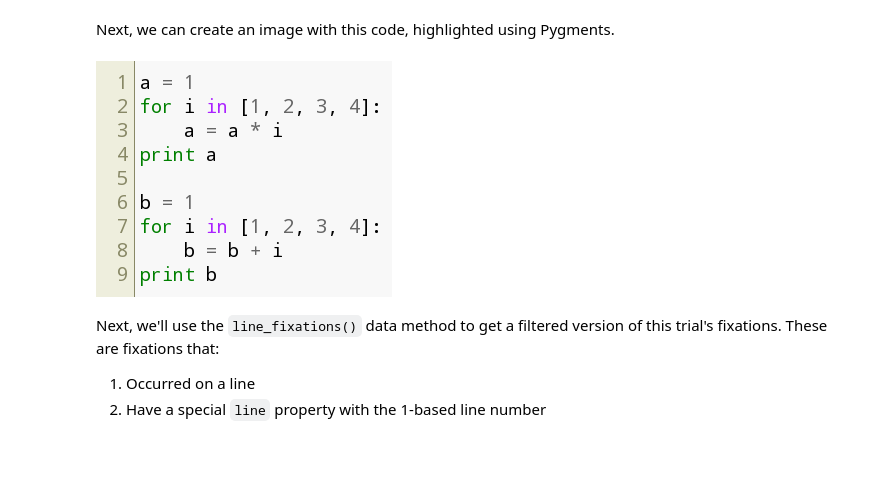
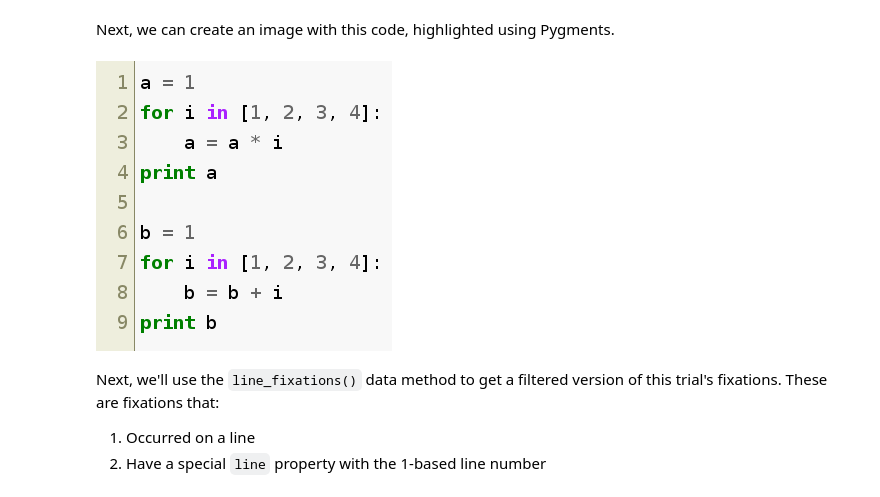
Before and after one commit to synesthesiam/eyecode, a Jupyter notebook: examples/tutorial.ipynb, the cells around one changed output. Cells and saved outputs as stored; diff of their text form; code cells hidden in the pictures; blank space fills up the shorter version.

```diff
--- a/examples/tutorial.ipynb
+++ b/examples/tutorial.ipynb
@@ -21,3 +19,6 @@ trial_fixes = data.hansen_2012.all_fixations(1, 1)
+# %%
+exp_id, trial_id = 1, 1
+trial_fixes = data.hansen_2012.all_fixations(exp_id, trial_id)
 # %% [markdown]
 We can see that there are 103 fixations in this trial.
 # %%
@@ -289,10 +292,10 @@ print b
 # %% [markdown]
 Next, we can create an image with this code, highlighted using Pygments.
 # %%
-code_image = plot.highlight_code(trial_code, line_numbers=True)
+code_image = plot.highlight_code(trial_code, filename="sample.py", line_numbers=True)
 code_image
 # %% [output]
-[figure, old version]
+[figure, new version]
 # %% [markdown]
 Next, we'll use the `line_fixations()` data method to get a filtered version of this trial's fixations. These are fixations that:
 
```
Also changed, not shown: parts of 26 cells of this notebook, 4 other files.
